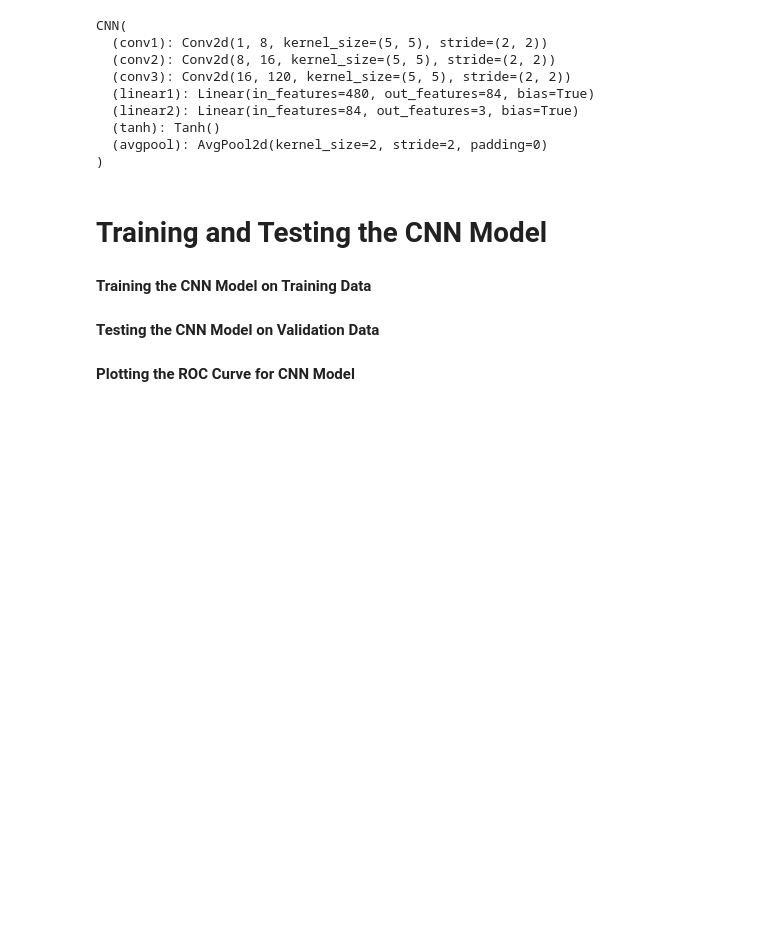
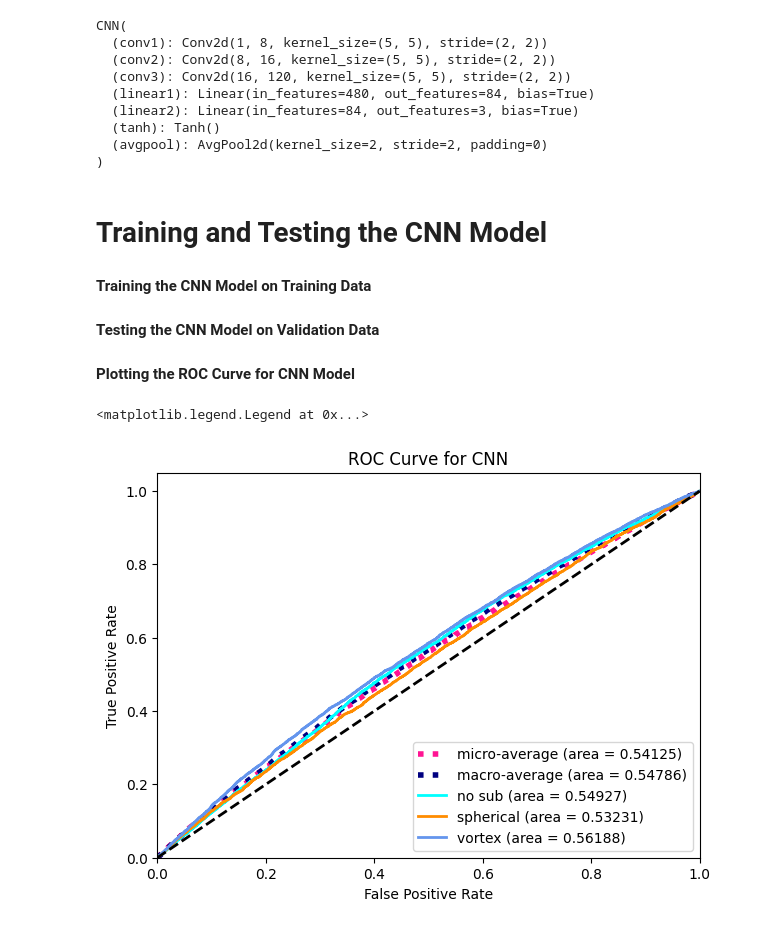
Before and after one commit to Shashankss1205/ML4SCI, a Jupyter notebook: Common Test 1/CommonTest1_ML4SCI.ipynb, the cells around one changed output. Saved outputs shown, nothing was run; the diff lists cells and outputs as text; code cells hidden in the pictures; blank space fills up the shorter version.

```diff
--- a/Common Test 1/CommonTest1_ML4SCI.ipynb
+++ b/Common Test 1/CommonTest1_ML4SCI.ipynb
@@ -318,7 +318,7 @@ y_test = []
 # Iterate over mini-batches in the validation data loader
 for _, (x_ts, y_ts) in enumerate(val_data_loader):
     # Move validation data to CUDA if available
-    mini_val_data = x_ts.to(device) if torch.cuda.is_available() else x_ts
+    mini_val_data = x_ts.to(device).float() if torch.cuda.is_available() else x_ts.float()
     # Forward pass to get predicted scores
     scores = torch.nn.functional.softmax(model(mini_val_data), dim=1)
     # Convert scores to numpy array and detach from GPU
@@ -518,7 +521,7 @@ y_test = []
 # Iterate over mini-batches in the validation data loader
 for _, (x_ts, y_ts) in enumerate(val_data_loader):
     # Move validation data to CUDA if available
-    mini_val_data = x_ts.to(device) if torch.cuda.is_available() else x_ts
+    mini_val_data = x_ts.to(device).float() if torch.cuda.is_available() else x_ts.float()
     # Forward pass to get predicted scores
     scores = torch.nn.functional.softmax(model(mini_val_data), dim=1)
     # Convert scores to numpy array and detach from GPU
@@ -558,31 +561,34 @@ fpr["macro"] = all_fpr
 tpr["macro"] = mean_tpr
 roc_auc["macro"] = auc(fpr["macro"], tpr["macro"])
 
 plt.rcParams['figure.figsize'] = [7, 5]
 lw = 2
 plt.figure()
 plt.plot(fpr["micro"], tpr["micro"],
          label='micro-average (area = {})'
                ''.format(round(roc_auc["micro"],5)),
          color='deeppink', linestyle=':', linewidth=4)
 
 plt.plot(fpr["macro"], tpr["macro"],
          label='macro-average (area = {})'
                ''.format(round(roc_auc["macro"],5)),
          color='navy', linestyle=':', linewidth=4)
 
 labels = ['no sub', 'spherical', 'vortex']
 colors = cycle(['aqua', 'darkorange', 'cornflowerblue'])
 for i, color in zip(range(n_classes), colors):
     plt.plot(fpr[i], tpr[i], color=color, lw=lw,
              label='{} (area = {})'
              ''.format(labels[i], round(roc_auc[i],5)))
 
 # Plot the ROC
 plt.plot([0, 1], [0, 1], 'k--', lw=lw)
 plt.xlim([0.0, 1.0])
 plt.ylim([0.0, 1.05])
 plt.xlabel('False Positive Rate')
 plt.ylabel('True Positive Rate')
-plt.title('ROC Curve')
+plt.title('ROC Curve for CNN')
 plt.legend(loc="lower right", prop={"size":10})
+# %% [output]
+<matplotlib.legend.Legend at 0x...>
+[figure, added]
```
Also changed, not shown: parts of 2 cells of this notebook.
